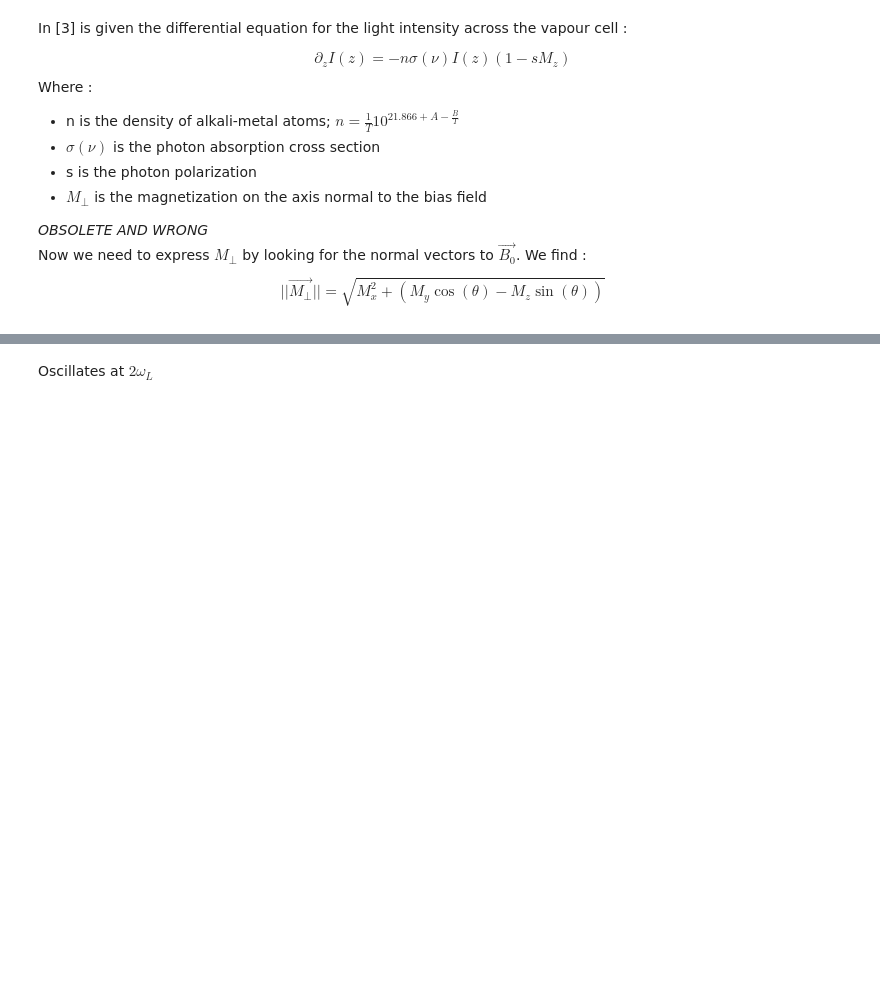
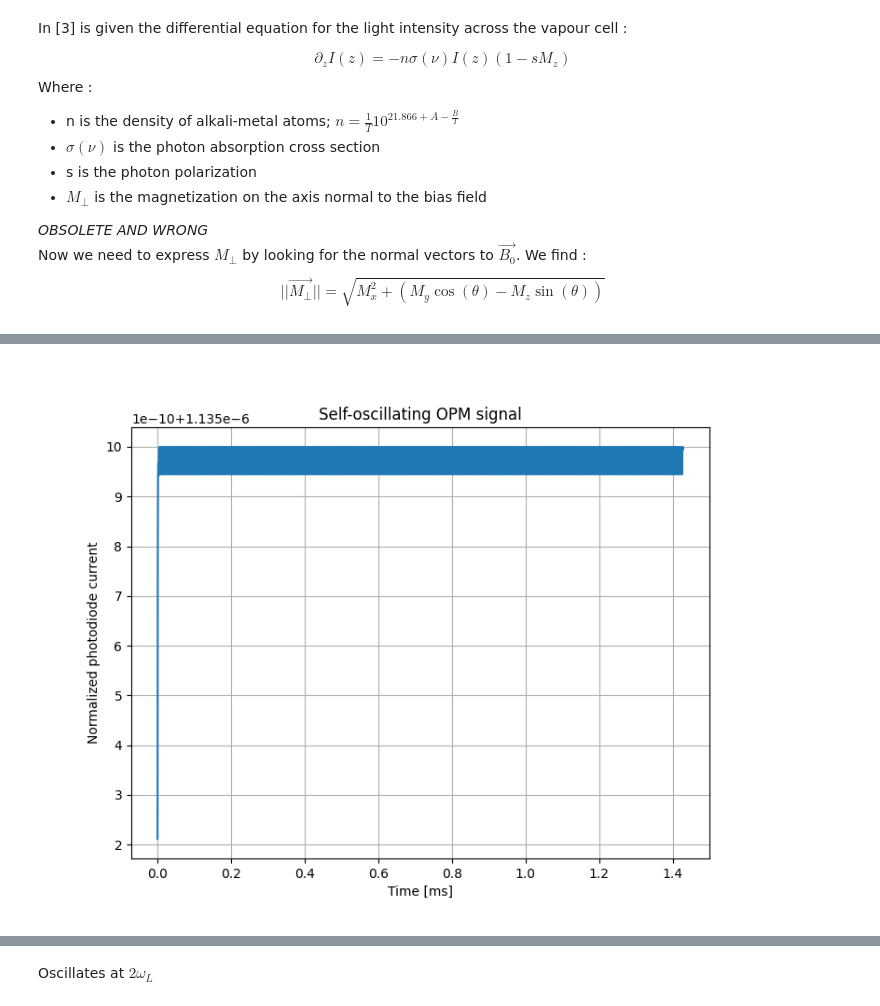
Before and after one commit to GuillaumeCLEMENT314/FHNW-, a Jupyter notebook: bloch_SOOPM.ipynb, the cells around one changed output, grey strips where cells are left out. Drawn from its saved outputs; the diff is of its cells as text; code cells hidden in the pictures; blank space fills up the shorter version.

```diff
--- a/bloch_SOOPM.ipynb
+++ b/bloch_SOOPM.ipynb
@@ -354,3 +458,34 @@ plt.show()
+# %%
+# Absorption coefficient
+alpha_0 = n * sigma  # [1/m]
+mu_eff = g_F * mu_B  # g_F depends on hyperfine level (±1/2 for Rb-87)
+M_real = (np.cos(theta)*Sz + np.sin(theta)*Sy) * n * mu_eff
+# Normalize magnetization
+M0_real = np.max(M_real)  # Or n * mu_eff
+P_t = M_real / M0_real
+
+# Light intensity after cell (Beer-Lambert)
+alpha_t = alpha_0 * (1 - P_t)  # More polarization → less absorption
+I_out = I * np.exp(-alpha_t * z_cell)  # W/m²
+
+# Total transmitted power (W)
+A_beam = np.pi * (beam_diameter / 2)**2
+P_out = I_out * A_beam  # W
+
+# Photodiode current (A)
+R = 0.568  # A/W
+I_PD = R * P_out  # A
+# %%
+%matplotlib widget
+plt.figure(figsize=(8,6))
+plt.plot(t * 1e3, I_PD)  # normalized, time in ms
+plt.xlabel("Time [ms]")
+plt.ylabel("Normalized photodiode current")
+plt.title("Self-oscillating OPM signal")
+plt.grid()
+plt.show()
+# %% [output]
+[figure, added]
 # %%
 ft_photocurrent = np.abs(np.fft.rfft(photocurrent_z_t))
 
```
Also changed, not shown: parts of 9 cells of this notebook, 18 other files.
